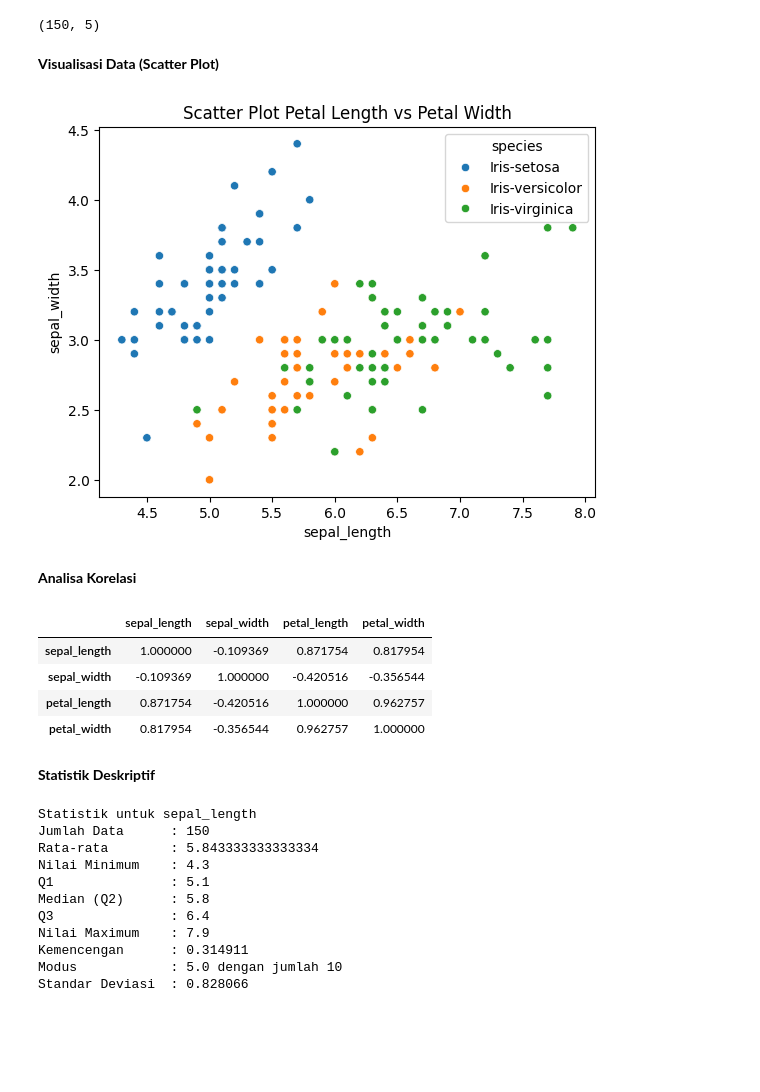
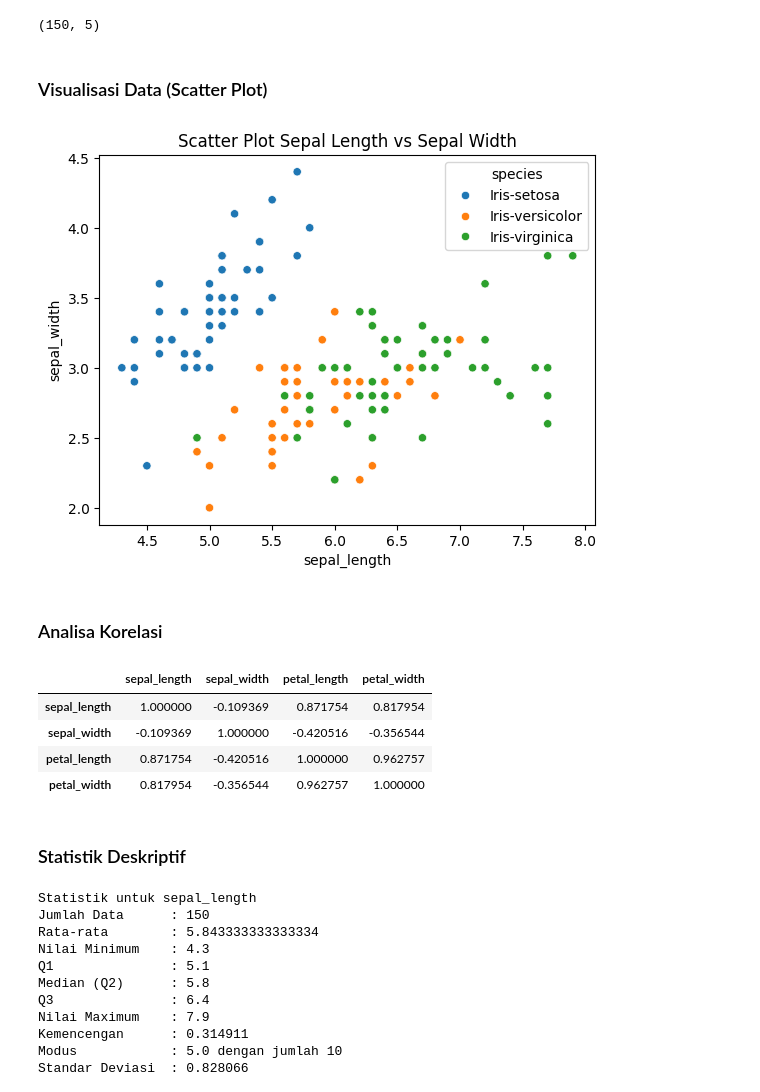
Before and after one commit to modaniff/Pendata, a Jupyter notebook: tugas/_build/jupyter_execute/Data_Understanding.ipynb, the cells around one changed output. Cells and saved outputs as stored; diff of their text form; code cells hidden in the pictures; blank space fills up the shorter version.

```diff
--- a/tugas/_build/jupyter_execute/Data_Understanding.ipynb
+++ b/tugas/_build/jupyter_execute/Data_Understanding.ipynb
@@ -54,22 +45,24 @@ df.shape
 # %% [output]
 (150, 5)
 # %% [markdown]
-**Visualisasi Data (Scatter Plot)**
+### Visualisasi Data (Scatter Plot)
 # %%
-plt.figure()
+import matplotlib.pyplot as plt
+import seaborn as sns
+
 sns.scatterplot(
-    x='sepal_length',
-    y='sepal_width',
-    hue='species',
-    data=df
+    data=df,
+    x="sepal_length",
+    y="sepal_width",
+    hue="species"
 )
 
-plt.title("Scatter Plot Petal Length vs Petal Width")
+plt.title("Scatter Plot Sepal Length vs Sepal Width")
 plt.show()
 # %% [output]
-[figure, old version]
+[figure, new version]
 # %% [markdown]
-**Analisa Korelasi**
+### Analisa Korelasi
 # %%
 corr_matrix = df.corr(numeric_only=True)
 corr_matrix
@@ -80,7 +73,7 @@ corr_matrix
 | petal_length | 0.871754 | -0.420516 | 1.000000 | 0.962757 |
 | petal_width | 0.817954 | -0.356544 | 0.962757 | 1.000000 |
 # %% [markdown]
-**Statistik Deskriptif**
+### Statistik Deskriptif
 # %%
 import pandas as pd
 from scipy import stats
```
Also changed, not shown: parts of 24 cells of this notebook, 11 other files.
